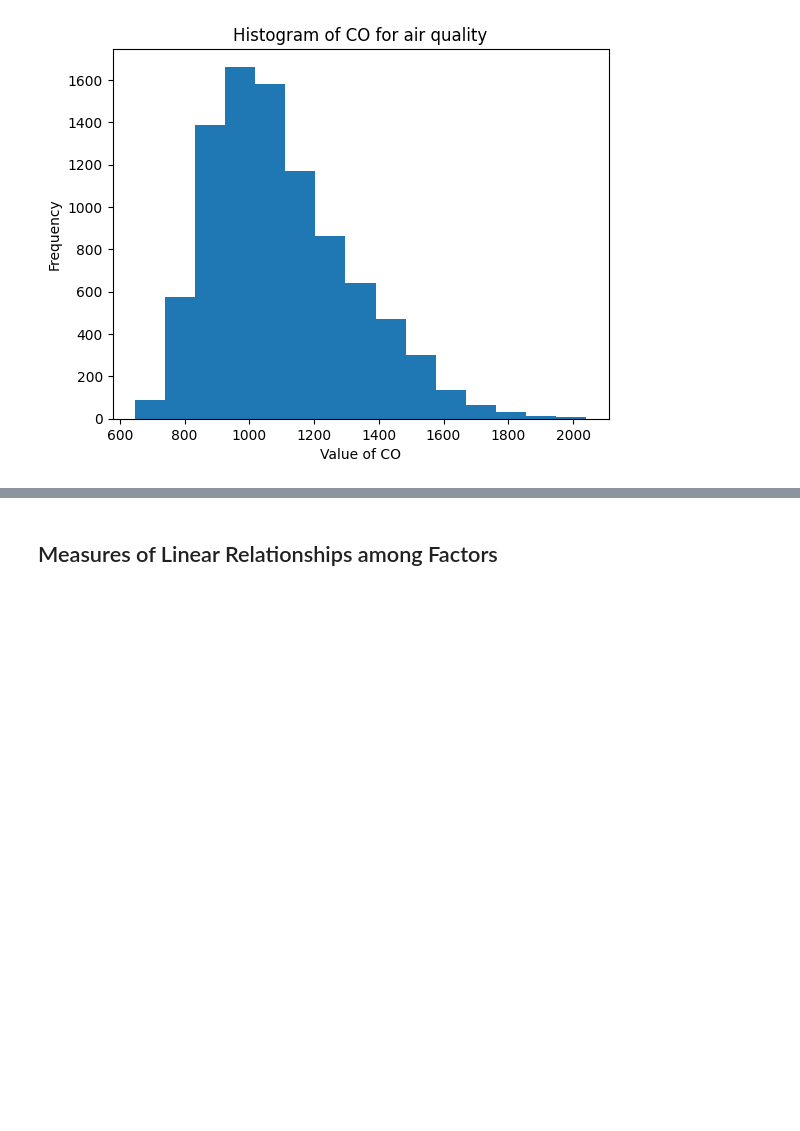
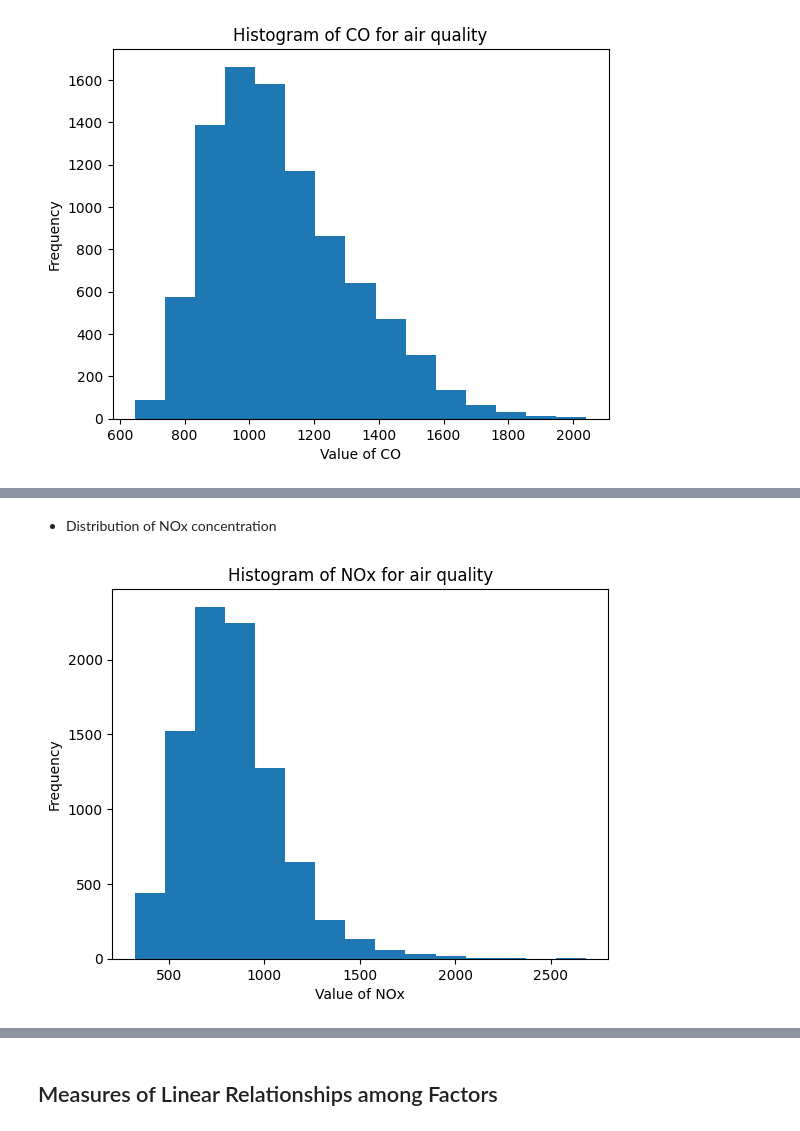
Before and after one commit to bingxiaochen/ST-554-Project1, a Jupyter notebook: Task2/Project1_Task2_Hui.ipynb, the cells around one changed output, grey strips where cells are left out. Saved outputs shown, nothing was run; the diff lists cells and outputs as text; code cells hidden in the pictures; blank space fills up the shorter version.

```diff
--- a/Task2/Project1_Task2_Hui.ipynb
+++ b/Task2/Project1_Task2_Hui.ipynb
@@ -236,0 +324,6 @@ plot_hist(X_df, "CO", bins = 15 )
+# %% [markdown]
+- Distribution of NOx concentration
+# %%
+plot_hist(X_df, "NOx", bins = 15)
+# %% [output]
+[figure, added]
```
Also changed, not shown: parts of 34 cells of this notebook.
